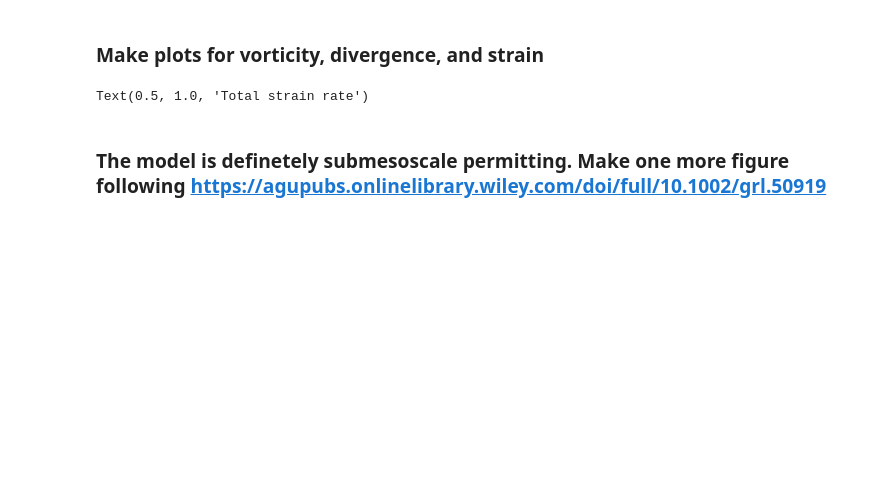
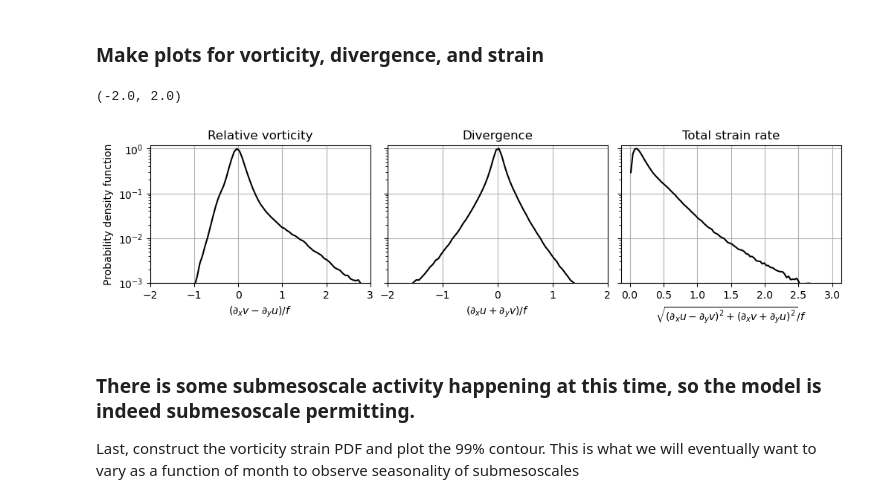
Before and after one commit to dylanschlichting/beaufort_roms, a Jupyter notebook: plotting_examples/invariant_pdfs.ipynb, the cells around one changed output. Cells and saved outputs as stored; diff of their text form; code cells hidden in the pictures; blank space fills up the shorter version.

```diff
--- a/plotting_examples/invariant_pdfs.ipynb
+++ b/plotting_examples/invariant_pdfs.ipynb
@@ -204,31 +318,43 @@ def remove_nans(var):
 # %% [markdown]
 ### Make plots for vorticity, divergence, and strain
 # %%
-deltapdf = histogram(remove_nans(ds.delta.sel(ocean_time=tslice2).isel(eta_rho=etaslice,xi_rho=xislice)),bins=[deltabins],density=False).load()
+# Divergence PDF
+deltapdf = histogram(delta,bins=[deltabins],density=True).load()
 deltapdf = deltapdf/deltapdf.max()
-alphapdf = histogram(remove_nans(ds.alpha.sel(ocean_time=tslice2).isel(eta_rho=etaslice,xi_rho=xislice)),bins=[alphabins],density=False).load()
-alphapdf = alphapdf/alphapdf.max()
-# zetaalphapdf = histogram(remove_nans(ds.alpha.sel(ocean_time=tslice2),density=True).load()
+
+# Strain PDF
+sigmapdf = histogram(sigma,bins=[sigmabins],density=True).load()
+sigmapdf = sigmapdf/sigmapdf.max()
+
+# Vorticity-strain PDF
+zetasgimapdf = histogram(zeta,sigma, bins=[zetabins,sigmabins],
+                         density=True).load()
+zetasgimapdf = zetasgimapdf/zetasgimapdf.max()
 # %%
 fig,ax = plt.subplots(1,3,figsize=(10,2.7),dpi=100,
                       constrained_layout=True,sharey=True)
 
 ax[0].semilogy(zetapdf.zeta_bin, zetapdf,c='k')
 ax[1].semilogy(deltapdf.delta_bin, deltapdf,c='k')
-ax[2].semilogy(alphapdf.alpha_bin, alphapdf,c='k')
+ax[2].semilogy(sigmapdf.sigma_bin, sigmapdf,c='k')
 
 for i in range(3):
     ax[i].grid()
     ax[i].set_ylim(10**-3,1.2) #Cut off below 1 in every 1000 points
 
 ax[0].set_ylabel('Probability density function')
 ax[0].set_xlabel(r'$(\partial_x v - \partial_y u)/f$')
 ax[1].set_xlabel(r'$(\partial_x u + \partial_y v)/f$')
 ax[2].set_xlabel(r'$\sqrt{(\partial_x u - \partial_y v)^2 + (\partial_x v + \partial_y u)^2}/f$')
 ax[0].set_title(r'Relative vorticity')
 ax[1].set_title(r'Divergence')
 ax[2].set_title(r'Total strain rate')
+
+ax[0].set_xlim(-2,3)
+ax[1].set_xlim(-2,2)
 # %% [output]
-Text(0.5, 1.0, 'Total strain rate')
+(-2.0, 2.0)
+[figure, added]
 # %% [markdown]
-### The model is definetely submesoscale permitting. Make one more figure following https://agupubs.onlinelibrary.wiley.com/doi/full/10.1002/grl.50919
+### There is some submesoscale activity happening at this time, so the model is indeed submesoscale permitting.
+Last, construct the vorticity strain PDF and plot the 99% contour. This is what we will eventually want to vary as a function of month to observe seasonality of submesoscales
```
Also changed, not shown: parts of 24 cells of this notebook.
